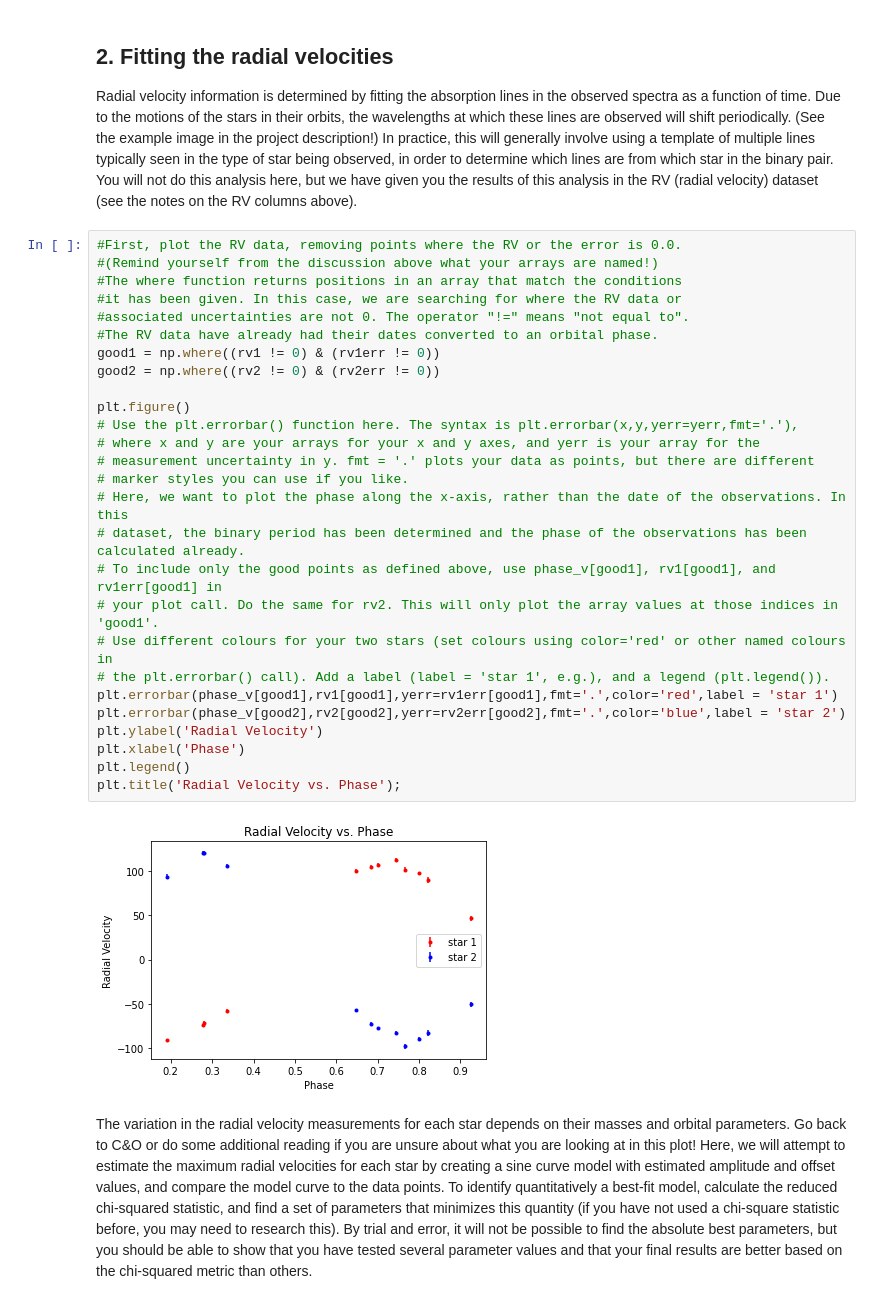
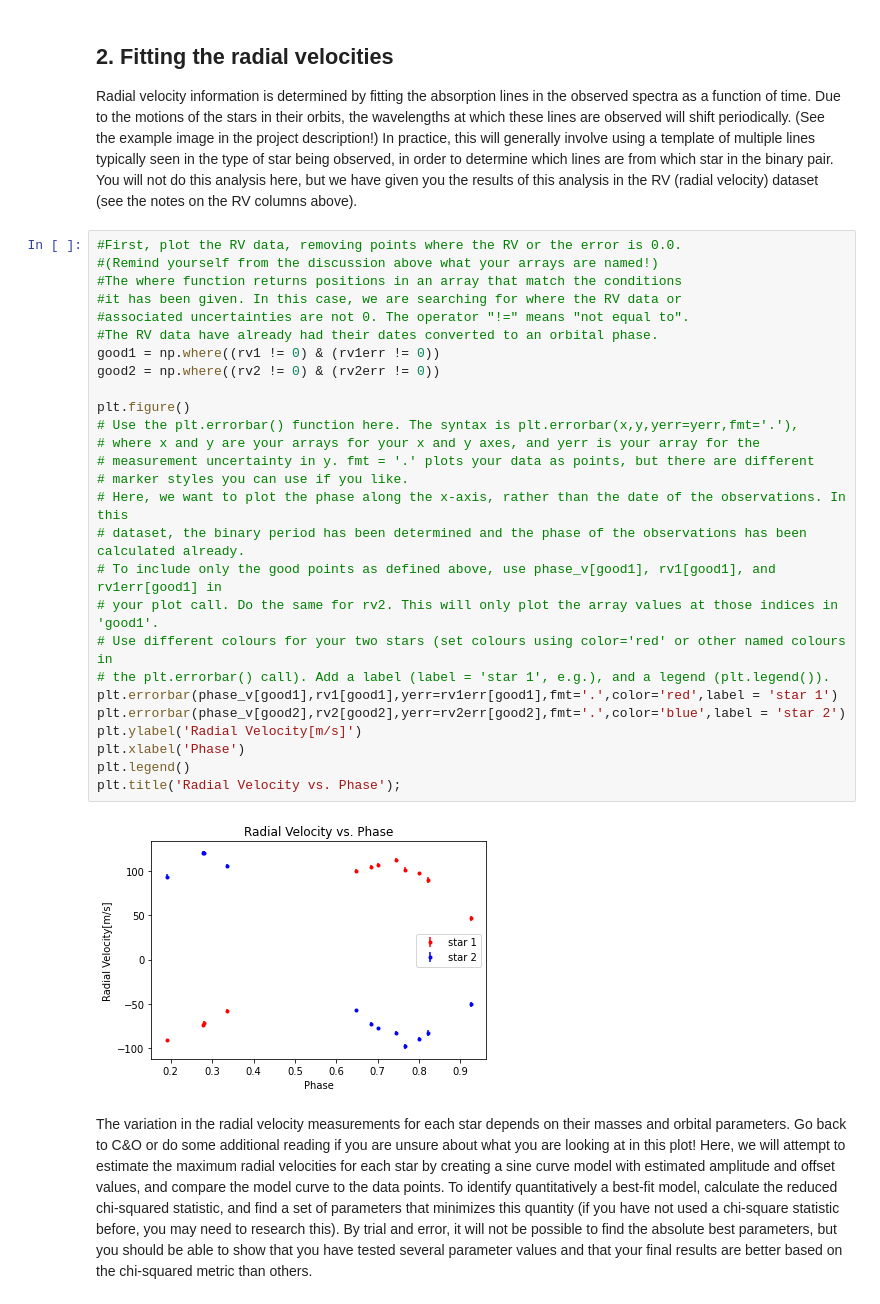
Before and after one commit to aircm/ast221-jupyter-notes, a Jupyter notebook: data_project/miao_mu_notebook_pair8.ipynb, the cells around one changed output. Cells and saved outputs as stored; diff of their text form.

```diff
--- a/data_project/miao_mu_notebook_pair8.ipynb
+++ b/data_project/miao_mu_notebook_pair8.ipynb
@@ -201,32 +201,32 @@ Radial velocity information is determined by fitting the absorption lines in the
 # %%
 #First, plot the RV data, removing points where the RV or the error is 0.0.
 #(Remind yourself from the discussion above what your arrays are named!)
 #The where function returns positions in an array that match the conditions
 #it has been given. In this case, we are searching for where the RV data or
 #associated uncertainties are not 0. The operator "!=" means "not equal to".
 #The RV data have already had their dates converted to an orbital phase.
 good1 = np.where((rv1 != 0) & (rv1err != 0))
 good2 = np.where((rv2 != 0) & (rv2err != 0))
 
 plt.figure()
 # Use the plt.errorbar() function here. The syntax is plt.errorbar(x,y,yerr=yerr,fmt='.'),
 # where x and y are your arrays for your x and y axes, and yerr is your array for the
 # measurement uncertainty in y. fmt = '.' plots your data as points, but there are different
 # marker styles you can use if you like.
 # Here, we want to plot the phase along the x-axis, rather than the date of the observations. In this
 # dataset, the binary period has been determined and the phase of the observations has been calculated already.
 # To include only the good points as defined above, use phase_v[good1], rv1[good1], and rv1err[good1] in
 # your plot call. Do the same for rv2. This will only plot the array values at those indices in 'good1'.
 # Use different colours for your two stars (set colours using color='red' or other named colours in
 # the plt.errorbar() call). Add a label (label = 'star 1', e.g.), and a legend (plt.legend()).
 plt.errorbar(phase_v[good1],rv1[good1],yerr=rv1err[good1],fmt='.',color='red',label = 'star 1')
 plt.errorbar(phase_v[good2],rv2[good2],yerr=rv2err[good2],fmt='.',color='blue',label = 'star 2')
-plt.ylabel('Radial Velocity')
+plt.ylabel('Radial Velocity[m/s]')
 plt.xlabel('Phase')
 plt.legend()
 plt.title('Radial Velocity vs. Phase');
 # %% [output]
-[figure, old version]
+[figure, new version]
 # %% [markdown]
 The variation in the radial velocity measurements for each star depends on their masses and orbital parameters. Go back to C&O or do some additional reading if you are unsure about what you are looking at in this plot! Here, we will attempt to estimate the maximum radial velocities for each star by creating a sine curve model with estimated amplitude and offset values, and compare the model curve to the data points. To identify quantitatively a best-fit model, calculate the reduced chi-squared statistic, and find a set of parameters that minimizes this quantity (if you have not used a chi-square statistic before, you may need to research this). By trial and error, it will not be possible to find the absolute best parameters, but you should be able to show that you have tested several parameter values and that your final results are better based on the chi-squared metric than others.
 # %%
```
Also changed, not shown: parts of 9 cells of this notebook, 4 other files.
